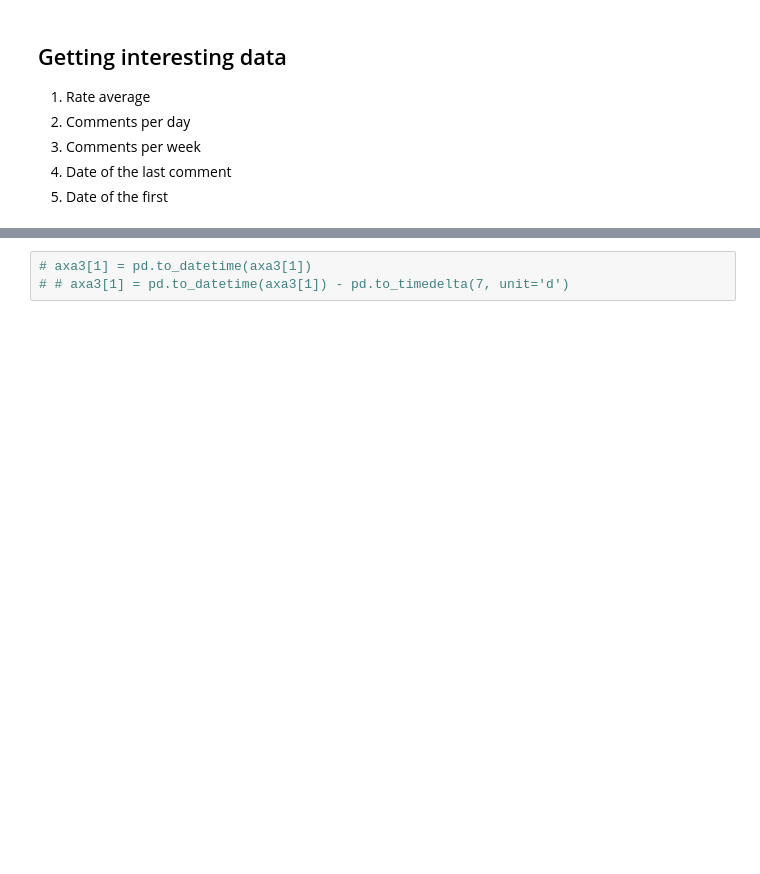
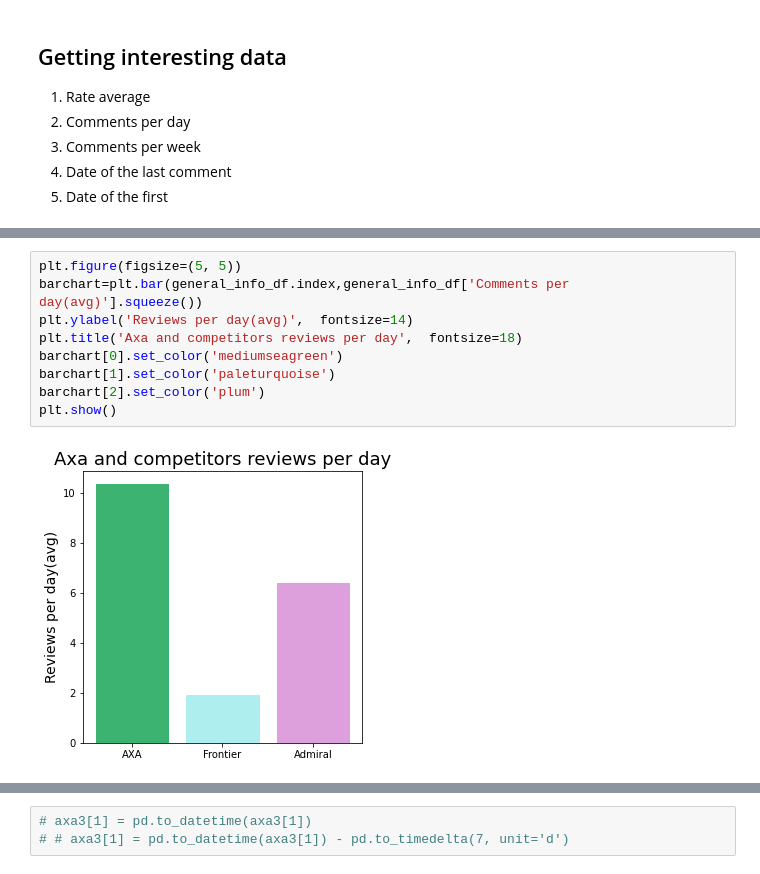
Before and after one commit to evegarcianz/CustomerServiceScraping, a Jupyter notebook: Reviews_Scraping.ipynb, the cells around one changed output, grey strips where cells are left out. Drawn from its saved outputs; the diff is of its cells as text; blank space fills up the shorter version.

```diff
--- a/Reviews_Scraping.ipynb
+++ b/Reviews_Scraping.ipynb
@@ -262,0 +295,11 @@ Average rate is 3.3351694915254235
+# %%
+plt.figure(figsize=(5, 5))
+barchart=plt.bar(general_info_df.index,general_info_df['Comments per day(avg)'].squeeze())
+plt.ylabel('Reviews per day(avg)',  fontsize=14)
+plt.title('Axa and competitors reviews per day',  fontsize=18)
+barchart[0].set_color('mediumseagreen')
+barchart[1].set_color('paleturquoise')
+barchart[2].set_color('plum')
+plt.show()
+# %% [output]
+[figure, added]
```
Also changed, not shown: parts of 19 cells of this notebook.
